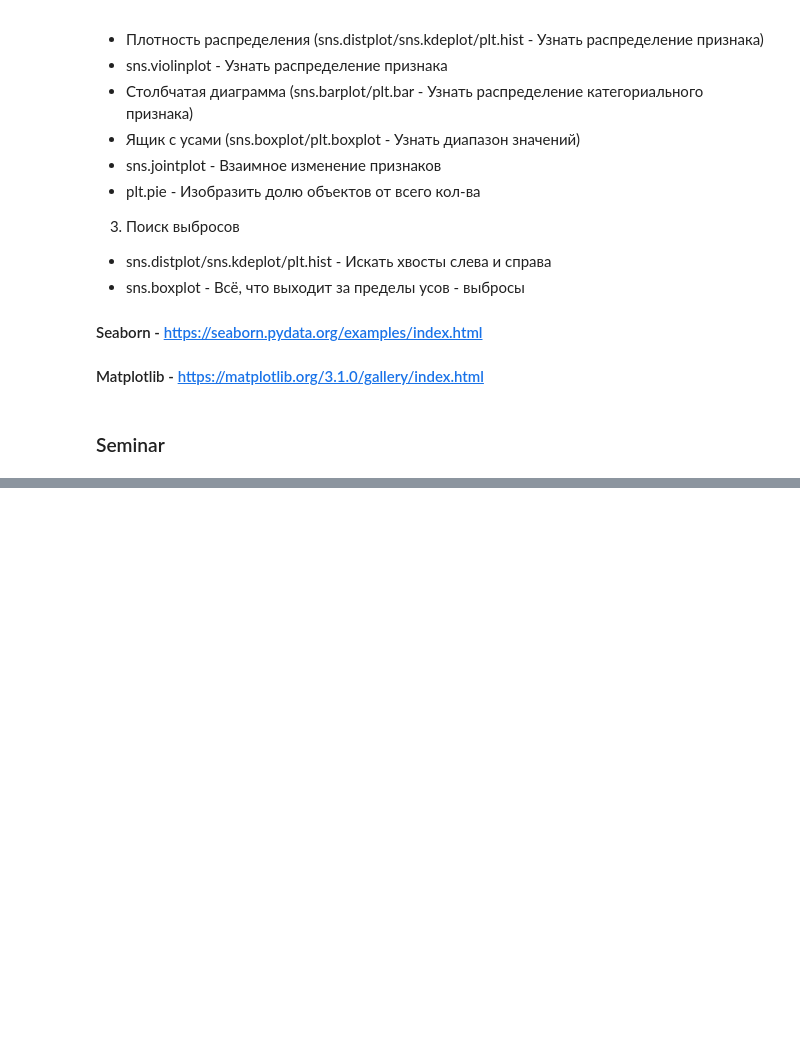
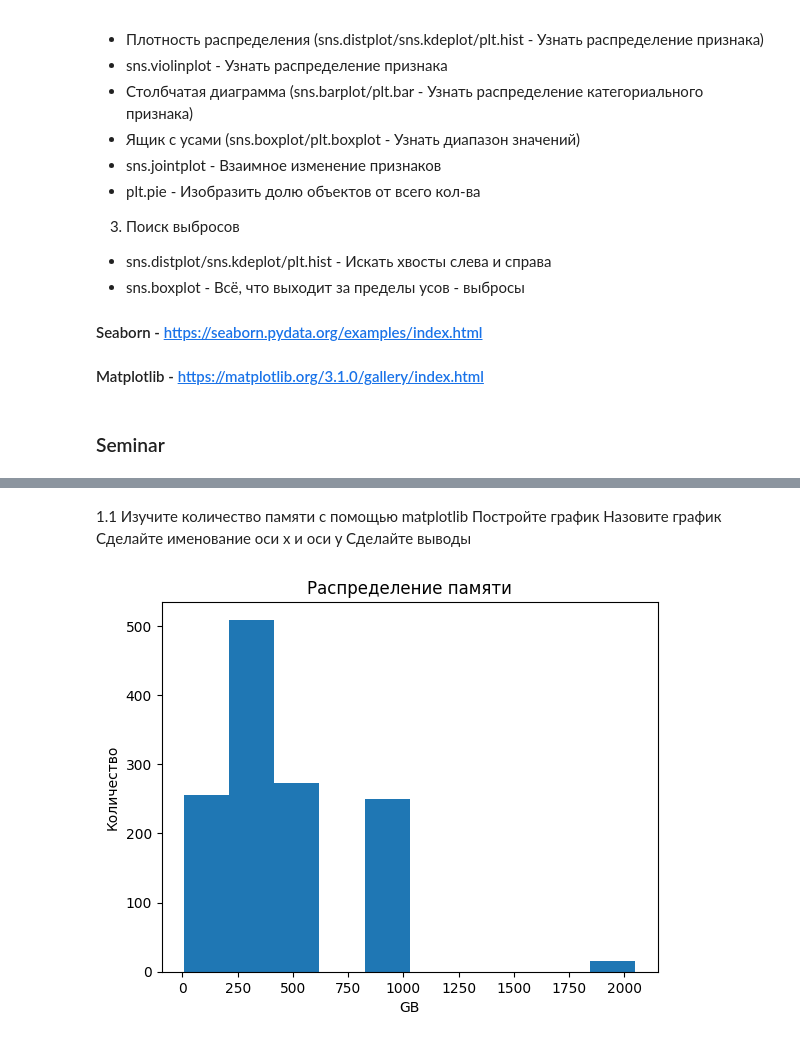
Before and after one commit to erema-andrey/Pyjupyter, a Jupyter notebook: Leson4.ipynb, the cells around one changed output, grey strips where cells are left out. Saved outputs shown, nothing was run; the diff lists cells and outputs as text; code cells hidden in the pictures; blank space fills up the shorter version.

```diff
--- a/Leson4.ipynb
+++ b/Leson4.ipynb
@@ -477,3 +477,6 @@ map_.save_to_html(file_name='./california.html')
 #### Matplotlib - https://matplotlib.org/3.1.0/gallery/index.html
 # %% [markdown]
 ### Seminar
+# %%
+df = pd.read_csv('./laptops_10.csv',encoding='latin1')
+df.head()
@@ -479,0 +490,15 @@ map_.save_to_html(file_name='./california.html')
+# %% [markdown]
+1.1 Изучите количество памяти с помощью matplotlib
+Постройте график
+Назовите график
+Сделайте именование оси x и оси y
+Сделайте выводы
+# %%
+import matplotlib.pyplot as plt
+
+plt.hist(df['Memory_Amount'])
+plt.title('Распределение памяти')
+plt.xlabel('GB')
+plt.ylabel('Количество');
+# %% [output]
+[figure, added]
```
Also changed, not shown: parts of 24 cells of this notebook, 1 other file.
